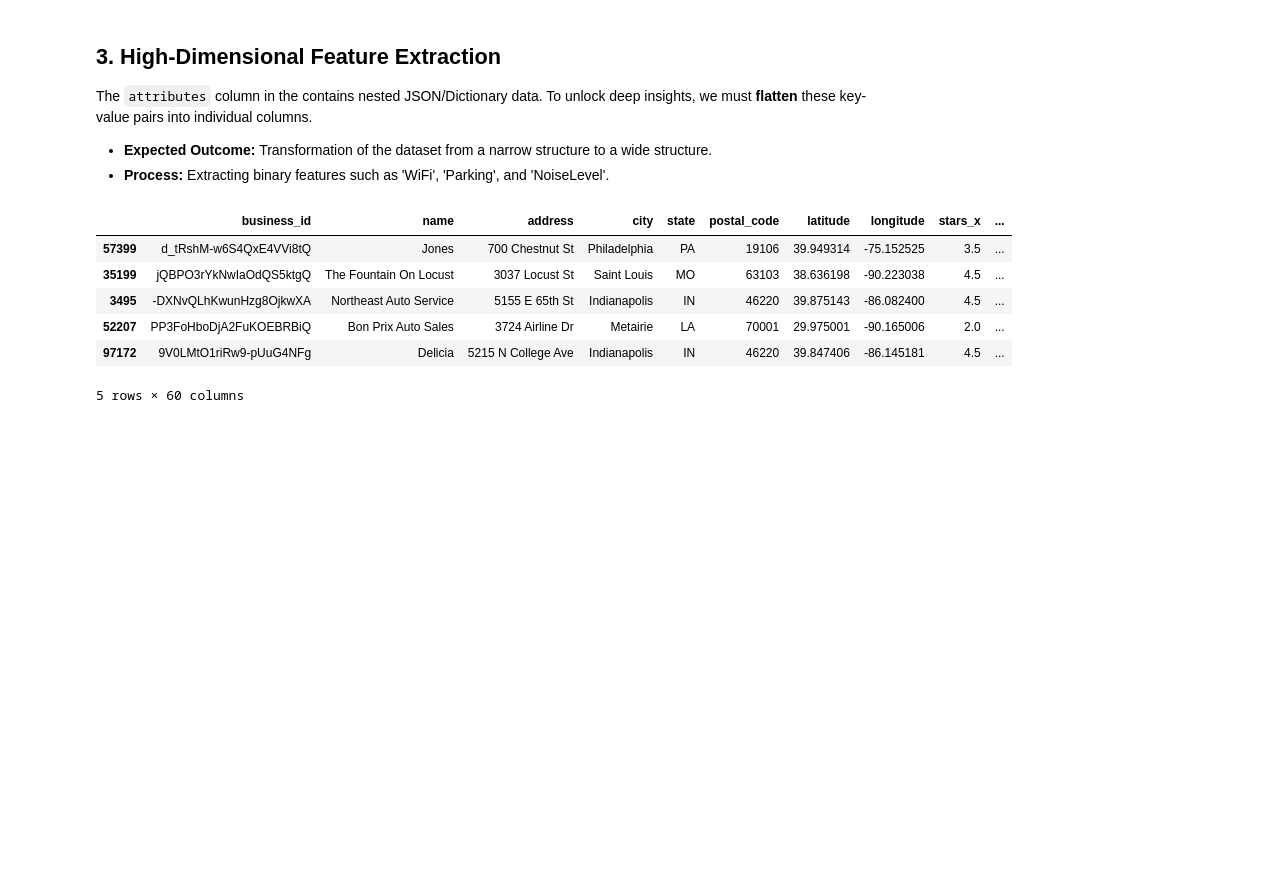
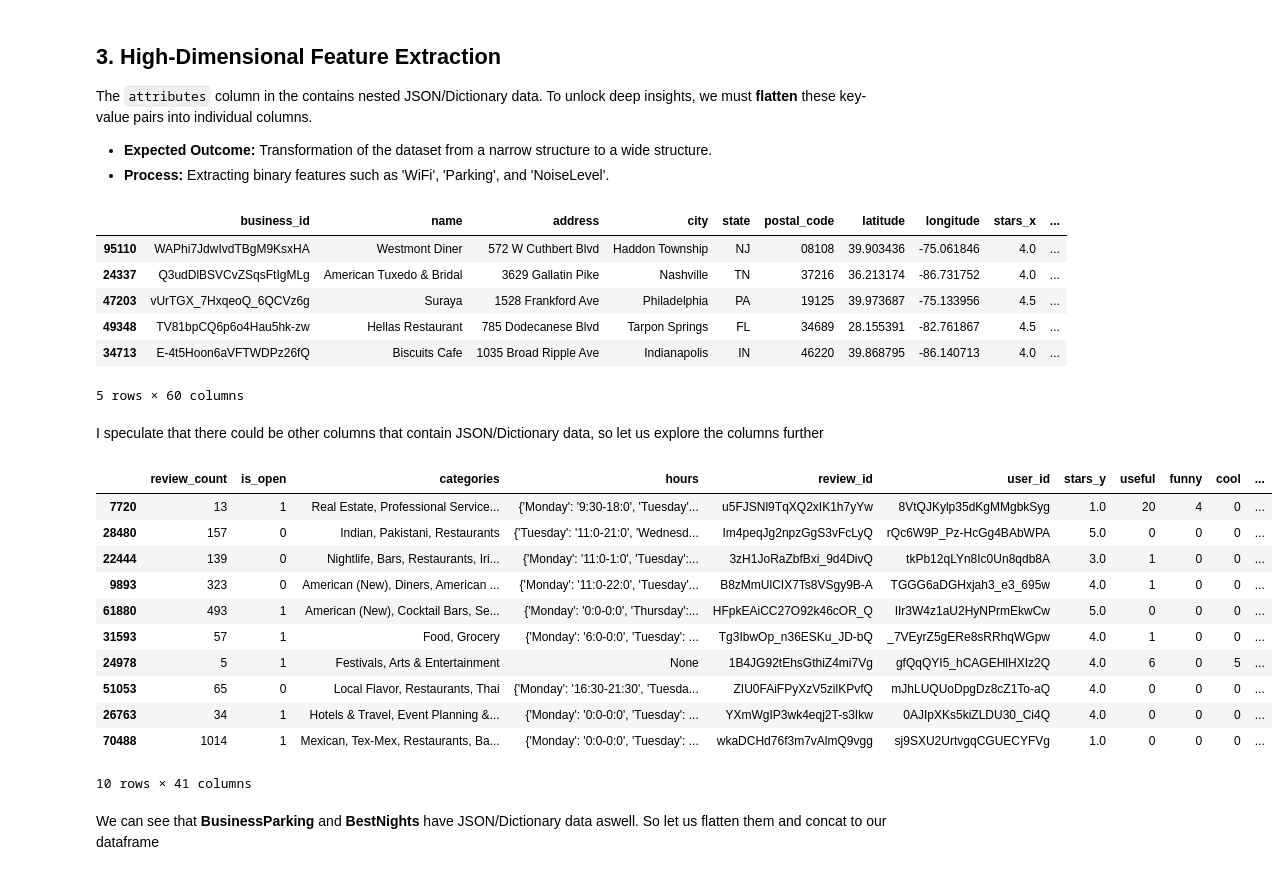
Before and after one commit to alinazir105/Explainable-Review-Intelligence, a Jupyter notebook: 01-data-ingestion.ipynb, the cells around one changed output. Saved outputs shown, nothing was run; the diff lists cells and outputs as text; code cells hidden in the pictures; blank space fills up the shorter version.

Commit message:
Exploring data

```diff
--- a/01-data-ingestion.ipynb
+++ b/01-data-ingestion.ipynb
@@ -46,8 +48,8 @@ def load_rows(file_path, nrows):
             # Returning a dataframe from the data list
         return pd.DataFrame(data)
 # %%
-reviews_df = load_rows('./data/yelp_academic_dataset_review.json', 100000)
-businesses_df = pd.read_json('./data/yelp_academic_dataset_business.json', lines=True)
+reviews_df = load_rows('./data/raw/yelp_academic_dataset_review.json', 100000)
+businesses_df = pd.read_json('./data/raw/yelp_academic_dataset_business.json', lines=True)
 # %%
 reviews_df.head()
 # %% [output]
@@ -116,16 +118,34 @@ The `attributes` column in the contains nested JSON/Dictionary data. To unlock d
 * **Expected Outcome:** Transformation of the dataset from a narrow structure to a wide structure.
 * **Process:** Extracting binary features such as 'WiFi', 'Parking', and 'NoiseLevel'.
 # %%
+# To flatten the attributes we convert each record in the column to be converted into a series
 attributes_df = df['attributes'].apply(pd.Series)
 df = pd.concat([df.drop('attributes', axis=1), attributes_df], axis=1)
 df.sample(n=5)
 # %% [output]
 |  | business_id | name | address | city | state | postal_code | latitude | longitude | stars_x | ... |
-| 57399 | d_tRshM-w6S4QxE4VVi8tQ | Jones | 700 Chestnut St | Philadelphia | PA | 19106 | 39.949314 | -75.152525 | 3.5 | ... |
-| 35199 | jQBPO3rYkNwIaOdQS5ktgQ | The Fountain On Locust | 3037 Locust St | Saint Louis | MO | 63103 | 38.636198 | -90.223038 | 4.5 | ... |
-| 3495 | -DXNvQLhKwunHzg8OjkwXA | Northeast Auto Service | 5155 E 65th St | Indianapolis | IN | 46220 | 39.875143 | -86.082400 | 4.5 | ... |
-| 52207 | PP3FoHboDjA2FuKOEBRBiQ | Bon Prix Auto Sales | 3724 Airline Dr | Metairie | LA | 70001 | 29.975001 | -90.165006 | 2.0 | ... |
-| 97172 | 9V0LMtO1riRw9-pUuG4NFg | Delicia | 5215 N College Ave | Indianapolis | IN | 46220 | 39.847406 | -86.145181 | 4.5 | ... |
+| 95110 | WAPhi7JdwIvdTBgM9KsxHA | Westmont Diner | 572 W Cuthbert Blvd | Haddon Township | NJ | 08108 | 39.903436 | -75.061846 | 4.0 | ... |
+| 24337 | Q3udDlBSVCvZSqsFtIgMLg | American Tuxedo & Bridal | 3629 Gallatin Pike | Nashville | TN | 37216 | 36.213174 | -86.731752 | 4.0 | ... |
+| 47203 | vUrTGX_7HxqeoQ_6QCVz6g | Suraya | 1528 Frankford Ave | Philadelphia | PA | 19125 | 39.973687 | -75.133956 | 4.5 | ... |
+| 49348 | TV81bpCQ6p6o4Hau5hk-zw | Hellas Restaurant | 785 Dodecanese Blvd | Tarpon Springs | FL | 34689 | 28.155391 | -82.761867 | 4.5 | ... |
+| 34713 | E-4t5Hoon6aVFTWDPz26fQ | Biscuits Cafe | 1035 Broad Ripple Ave | Indianapolis | IN | 46220 | 39.868795 | -86.140713 | 4.0 | ... |
 5 rows × 60 columns
+# %% [markdown]
+I speculate that there could be other columns that contain JSON/Dictionary data, so let us explore the columns further
 # %%
-attributes_df.sample(n=10)
+df.loc[:,'review_count':'AcceptsInsurance'].sample(n=10)
+# %% [output]
+|  | review_count | is_open | categories | hours | review_id | user_id | stars_y | useful | funny | cool | ... |
+| 7720 | 13 | 1 | Real Estate, Professional Service... | {'Monday': '9:30-18:0', 'Tuesday'... | u5FJSNl9TqXQ2xIK1h7yYw | 8VtQJKylp35dKgMMgbkSyg | 1.0 | 20 | 4 | 0 | ... |
+| 28480 | 157 | 0 | Indian, Pakistani, Restaurants | {'Tuesday': '11:0-21:0', 'Wednesd... | Im4peqJg2npzGgS3vFcLyQ | rQc6W9P_Pz-HcGg4BAbWPA | 5.0 | 0 | 0 | 0 | ... |
+| 22444 | 139 | 0 | Nightlife, Bars, Restaurants, Iri... | {'Monday': '11:0-1:0', 'Tuesday':... | 3zH1JoRaZbfBxi_9d4DivQ | tkPb12qLYn8Ic0Un8qdb8A | 3.0 | 1 | 0 | 0 | ... |
+| 9893 | 323 | 0 | American (New), Diners, American ... | {'Monday': '11:0-22:0', 'Tuesday'... | B8zMmUlCIX7Ts8VSgy9B-A | TGGG6aDGHxjah3_e3_695w | 4.0 | 1 | 0 | 0 | ... |
+| 61880 | 493 | 1 | American (New), Cocktail Bars, Se... | {'Monday': '0:0-0:0', 'Thursday':... | HFpkEAiCC27O92k46cOR_Q | IIr3W4z1aU2HyNPrmEkwCw | 5.0 | 0 | 0 | 0 | ... |
+| 31593 | 57 | 1 | Food, Grocery | {'Monday': '6:0-0:0', 'Tuesday': ... | Tg3IbwOp_n36ESKu_JD-bQ | _7VEyrZ5gERe8sRRhqWGpw | 4.0 | 1 | 0 | 0 | ... |
+| 24978 | 5 | 1 | Festivals, Arts & Entertainment | None | 1B4JG92tEhsGthiZ4mi7Vg | gfQqQYI5_hCAGEHlHXIz2Q | 4.0 | 6 | 0 | 5 | ... |
+| 51053 | 65 | 0 | Local Flavor, Restaurants, Thai | {'Monday': '16:30-21:30', 'Tuesda... | ZIU0FAiFPyXzV5zilKPvfQ | mJhLUQUoDpgDz8cZ1To-aQ | 4.0 | 0 | 0 | 0 | ... |
+| 26763 | 34 | 1 | Hotels & Travel, Event Planning &... | {'Monday': '0:0-0:0', 'Tuesday': ... | YXmWgIP3wk4eqj2T-s3Ikw | 0AJIpXKs5kiZLDU30_Ci4Q | 4.0 | 0 | 0 | 0 | ... |
+| 70488 | 1014 | 1 | Mexican, Tex-Mex, Restaurants, Ba... | {'Monday': '0:0-0:0', 'Tuesday': ... | wkaDCHd76f3m7vAlmQ9vgg | sj9SXU2UrtvgqCGUECYFVg | 1.0 | 0 | 0 | 0 | ... |
+10 rows × 41 columns
+# %% [markdown]
+We can see that **BusinessParking** and **BestNights** have JSON/Dictionary data aswell. So let us flatten them and concat to our dataframe
```
Also changed, not shown: parts of 4 cells of this notebook.
